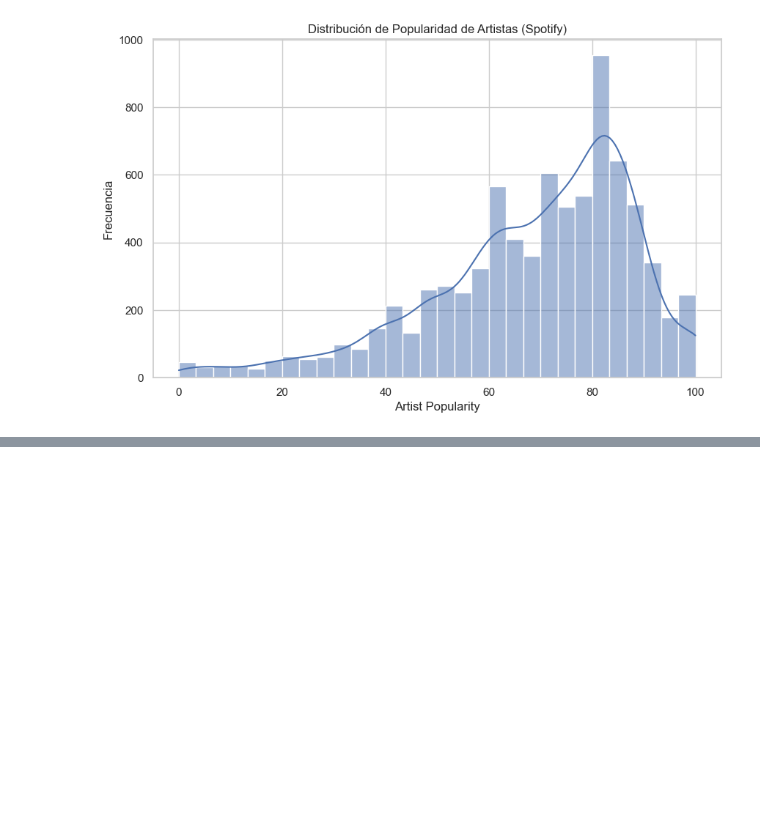
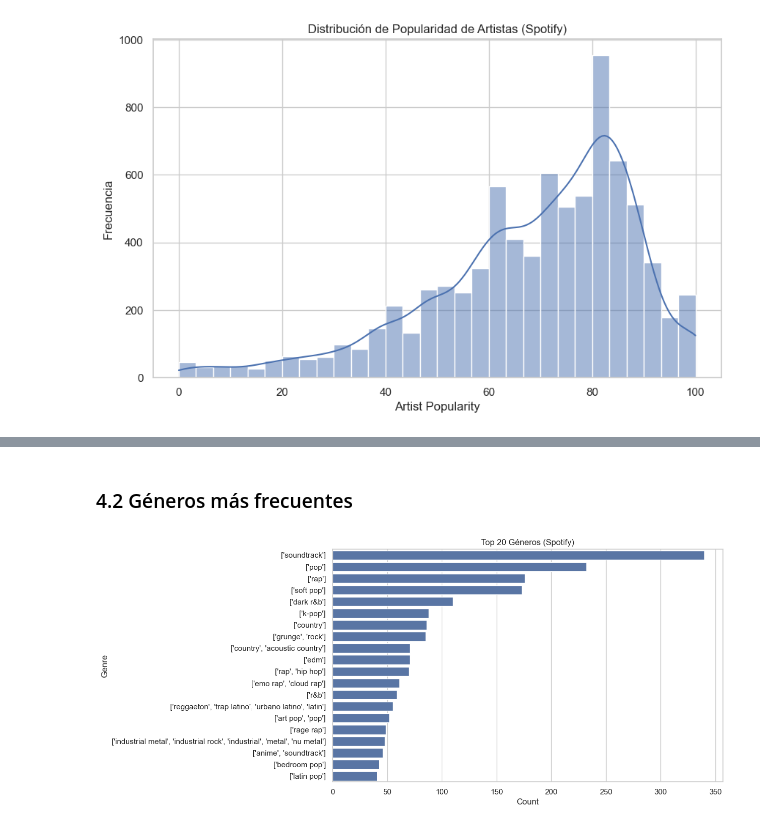
Before and after one commit to othats/SpotifyAnalytics2025, a Jupyter notebook: spotify.ipynb, the cells around one changed output, grey strips where cells are left out. Cells and saved outputs as stored; diff of their text form; code cells hidden in the pictures; blank space fills up the shorter version.

```diff
--- a/spotify.ipynb
+++ b/spotify.ipynb
@@ -307,0 +323,15 @@ Top 10 Artists (Spotify):
+# %% [markdown]
+### 4.2 Géneros más frecuentes
+# %%
+all_genres = df_spotify['artist_genres'].explode().dropna()
+all_genres = all_genres[all_genres != '[]']
+top_genres = Counter(all_genres).most_common(20)
+
+plt.figure(figsize=(10,6))
+sns.barplot(x=[g[1] for g in top_genres], y=[g[0] for g in top_genres])
+plt.title('Top 20 Géneros (Spotify)')
+plt.xlabel('Count')
+plt.ylabel('Genre')
+plt.show()
+# %% [output]
+[figure, added]
```
Also changed, not shown: parts of 15 cells of this notebook.
